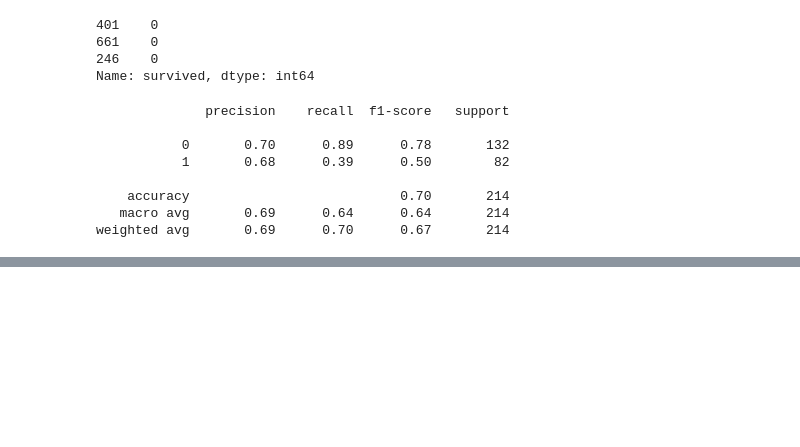
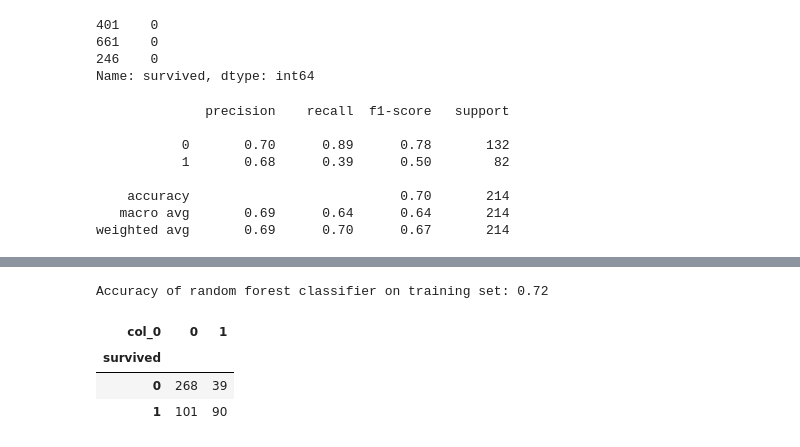
Before and after one commit to o0amandagomez0o/classification-exercises, a Jupyter notebook: model.ipynb, the cells around one changed output, grey strips where cells are left out. Cells and saved outputs as stored; diff of their text form; code cells hidden in the pictures; blank space fills up the shorter version.

```diff
--- a/model.ipynb
+++ b/model.ipynb
@@ -499,0 +593,3 @@ weighted avg       0.69      0.70      0.67       214
+# %%
+# make predictions of each feature
+y_pred = rf.predict(X_train)
@@ -499,0 +601,14 @@ weighted avg       0.69      0.70      0.67       214
+# %%
+# commpute acccuracy
+print('Accuracy of random forest classifier on training set: {:.2f}'
+     .format(rf.score(X_train, y_train)))
+# %% [output]
+Accuracy of random forest classifier on training set: 0.72
+# %%
+# create confusion matrix
+pd.crosstab(y_train, y_pred)
+# %% [output]
+| col_0 | 0 | 1 |
+| survived |  |  |
+| 0 | 268 | 39 |
+| 1 | 101 | 90 |
```
Also changed, not shown: parts of 17 cells of this notebook.
